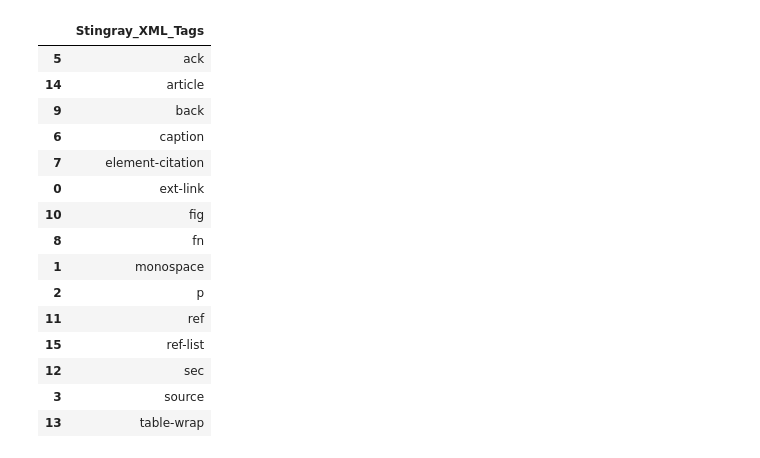
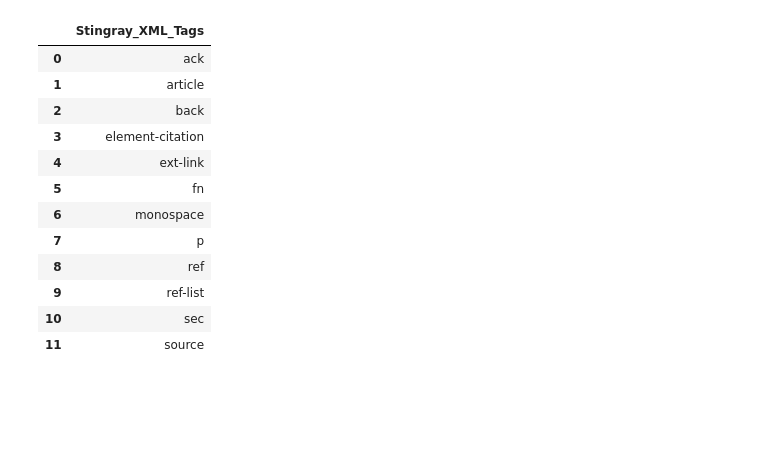
Before and after one commit to CfA-Library/Cite_Astro_Software, a Jupyter notebook: Citation_Study_2019/XML_SEARCH/XML_ANALYSIS/XML_FINAL_ANALYSIS_040419.ipynb, the cells around one changed output. Saved outputs shown, nothing was run; the diff lists cells and outputs as text; code cells hidden in the pictures; blank space fills up the shorter version.

```diff
--- a/Citation_Study_2019/XML_SEARCH/XML_ANALYSIS/XML_ANALYSIS_022619.ipynb
+++ b/Citation_Study_2019/XML_SEARCH/XML_ANALYSIS/XML_FINAL_ANALYSIS_040419.ipynb
@@ -10,2 +10,2 @@ import matplotlib.pyplot as plt
 # %%
-XML_results = pd.read_csv("XML_CLEAN_RESULTS_022619.csv")
+XML_results = pd.read_csv("XML_CLEAN_RESULTS_032519.csv")
@@ -140,22 +134,0 @@ list(XML_results.columns.values)
-# %%
-# drop known confounds
-# tardis emails
-XML_results = XML_results[~XML_results.Parent1_Content.str.contains("@tardis.byu.edu")]
-XML_results = XML_results[~XML_results.Parent1_Content.str.contains("@tardis.ln.byu.edu")]
-XML_results = XML_results[~XML_results.Parent1_Content.str.contains("@tardis.pha.jhu.edu")]
-XML_results = XML_results[~XML_results.Parent1_Content.str.contains("tardis.ln.byu.edu")]
-
-XML_results = XML_results[~XML_results.Parent2_Content.str.contains("@tardis.byu.edu")]
-XML_results = XML_results[~XML_results.Parent2_Content.str.contains("@tardis.ln.byu.edu")]
-XML_results = XML_results[~XML_results.Parent2_Content.str.contains("@tardis.pha.jhu.edu")]
-XML_results = XML_results[~XML_results.Parent2_Content.str.contains("tardis.ln.byu.edu")]
-
-XML_results = XML_results[~XML_results.Parent3_Content.str.contains("@tardis.byu.edu")]
-XML_results = XML_results[~XML_results.Parent3_Content.str.contains("@tardis.ln.byu.edu")]
-XML_results = XML_results[~XML_results.Parent3_Content.str.contains("@tardis.pha.jhu.edu")]
-XML_results = XML_results[~XML_results.Parent3_Content.str.contains("tardis.ln.byu.edu")]
-
-XML_results = XML_results[~XML_results.Parent4_Content.str.contains("@tardis.byu.edu")]
-XML_results = XML_results[~XML_results.Parent4_Content.str.contains("@tardis.ln.byu.edu")]
-XML_results = XML_results[~XML_results.Parent4_Content.str.contains("@tardis.pha.jhu.edu")]
-XML_results = XML_results[~XML_results.Parent4_Content.str.contains("tardis.ln.byu.edu")]
@@ -256,10 +134,0 @@ XML_results = XML_results[~(XML_results.Parent4_Content.str.contains("stingray l
-# %%
-# Spec2d (IDL library - related software but separate)
-XML_results = XML_results[~(XML_results.Parent1_Content.str.contains("idlspec2d") & XML_results.Software_Package.str.contains("Spec2d"))]
-XML_results = XML_results[~(XML_results.Parent1_Content.str.contains("IDLspec2d") & XML_results.Software_Package.str.contains("Spec2d"))]
-XML_results = XML_results[~(XML_results.Parent2_Content.str.contains("idlspec2d") & XML_results.Software_Package.str.contains("Spec2d"))]
-XML_results = XML_results[~(XML_results.Parent2_Content.str.contains("IDLspec2d") & XML_results.Software_Package.str.contains("Spec2d"))]
-XML_results = XML_results[~(XML_results.Parent3_Content.str.contains("idlspec2d") & XML_results.Software_Package.str.contains("Spec2d"))]
-XML_results = XML_results[~(XML_results.Parent3_Content.str.contains("IDLspec2d") & XML_results.Software_Package.str.contains("Spec2d"))]
-XML_results = XML_results[~(XML_results.Parent4_Content.str.contains("idlspec2d") & XML_results.Software_Package.str.contains("Spec2d"))]
-XML_results = XML_results[~(XML_results.Parent4_Content.str.contains("IDLspec2d") & XML_results.Software_Package.str.contains("Spec2d"))]
@@ -428,31 +295,28 @@ Spec2d_Tags
 # %%
 # Stingray
 Stingray_Tags = XML_all_tags.loc[XML_all_tags['Software_Package'].str.contains("Stingray")]
 Stingray_Tags = pd.concat([Stingray_Tags['Parent1_Tag'], Stingray_Tags['Parent2_Tag'], Stingray_Tags['Parent3_Tag'], Stingray_Tags['Parent4_Tag']]).unique()
 Stingray_Tags = np.ndarray.tolist(Stingray_Tags)
 Stingray_Tags = pd.DataFrame(Stingray_Tags, columns = ["Stingray_XML_Tags"])
 Stingray_Tags = Stingray_Tags[Stingray_Tags.Stingray_XML_Tags.notnull()]
-Stingray_Tags = Stingray_Tags.sort_values(by=['Stingray_XML_Tags'])
+Stingray_Tags = Stingray_Tags.sort_values(by=['Stingray_XML_Tags']).reset_index(drop=True)
 # write tags to csv
-Stingray_Tags.to_csv("Stingray_Tags_022719.csv")
+Stingray_Tags.to_csv("Stingray_Tags_040419.csv")
 Stingray_Tags
 # %% [output]
 |  | Stingray_XML_Tags |
-| 5 | ack |
-| 14 | article |
-| 9 | back |
-| 6 | caption |
-| 7 | element-citation |
-| 0 | ext-link |
-| 10 | fig |
-| 8 | fn |
-| 1 | monospace |
-| 2 | p |
-| 11 | ref |
-| 15 | ref-list |
-| 12 | sec |
-| 3 | source |
-| 13 | table-wrap |
+| 0 | ack |
+| 1 | article |
+| 2 | back |
+| 3 | element-citation |
+| 4 | ext-link |
+| 5 | fn |
+| 6 | monospace |
+| 7 | p |
+| 8 | ref |
+| 9 | ref-list |
+| 10 | sec |
+| 11 | source |
 # %%
 # tardis
 TARDIS_Tags = XML_all_tags.loc[XML_all_tags['Software_Package'].str.contains("TARDIS")]
```
Also changed, not shown: parts of 36 cells of this notebook, 18 other files.
